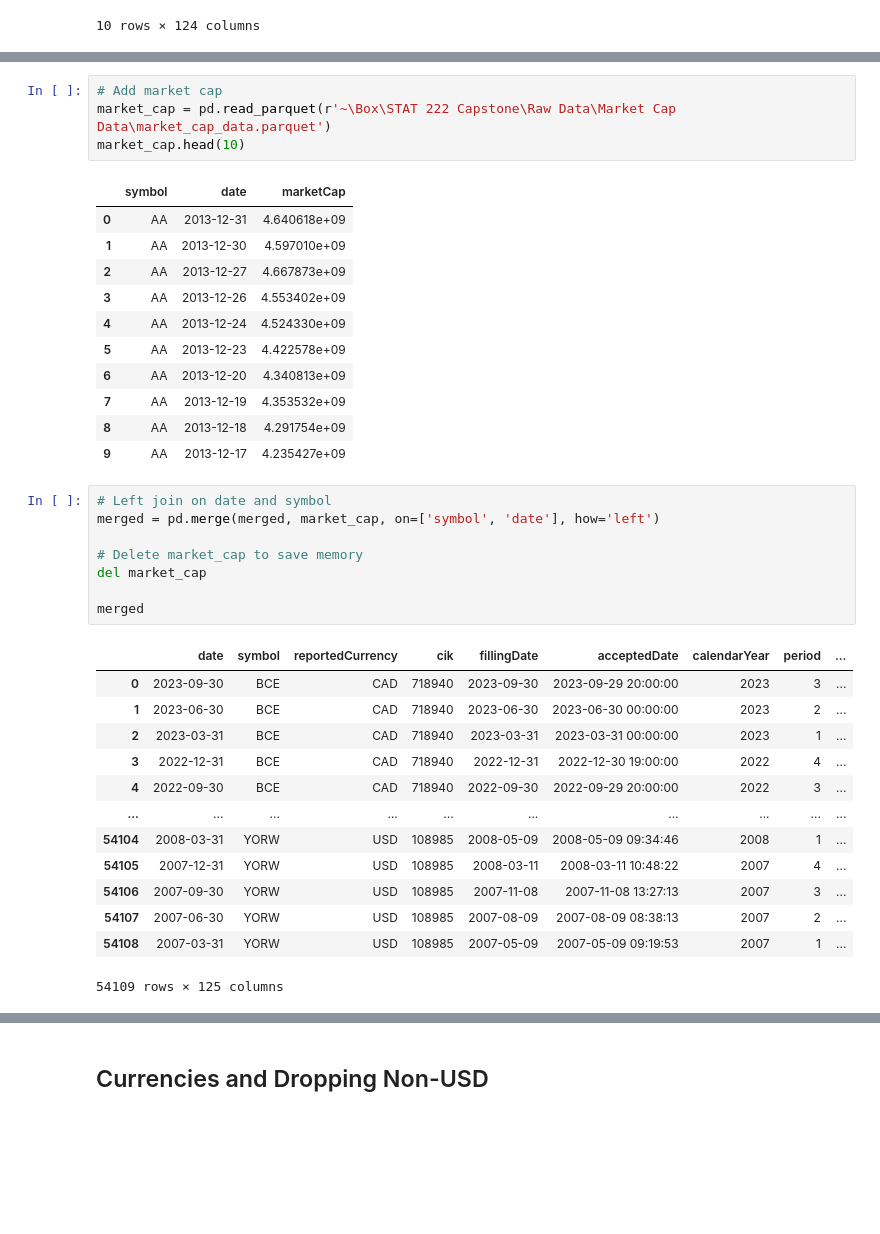
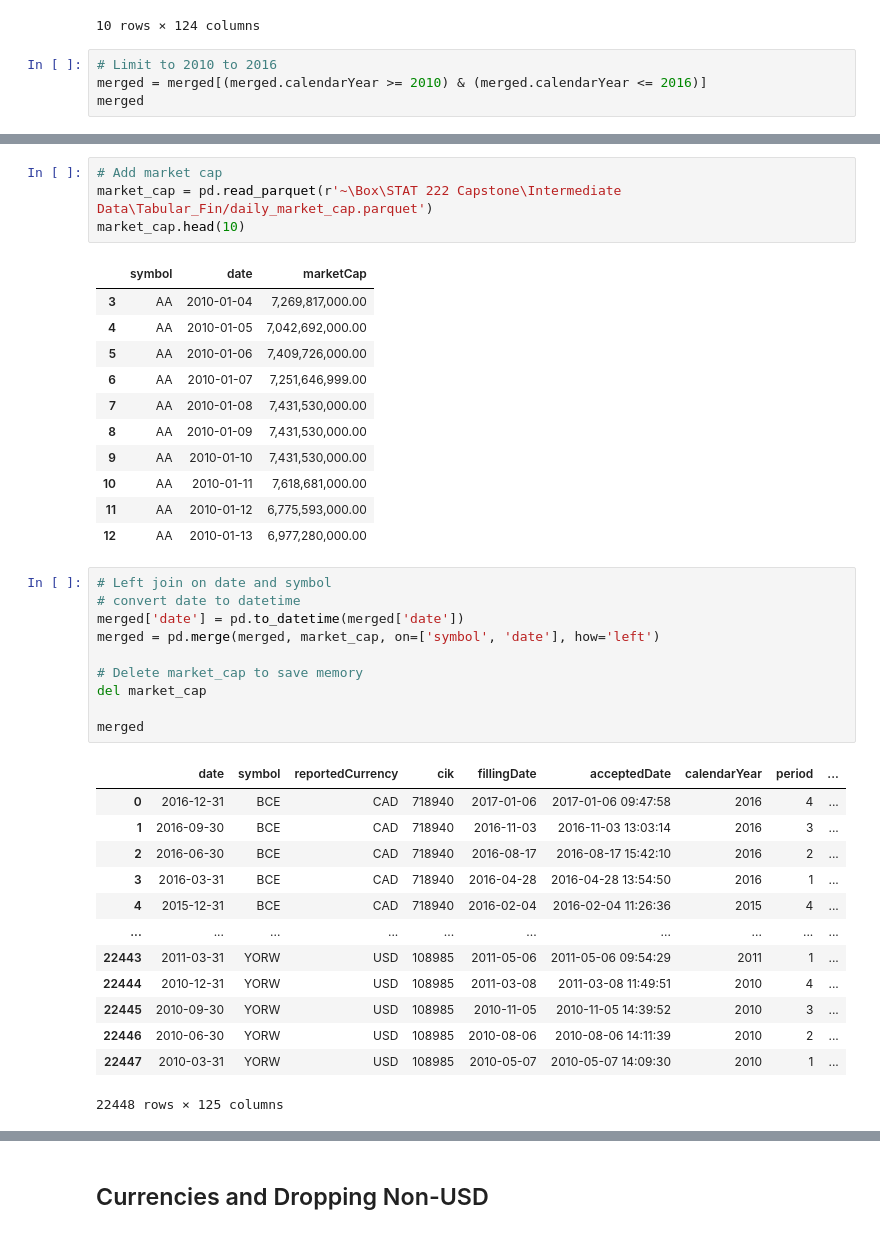
Before and after one commit to current12/Stat-222-Project, a Jupyter notebook: Code/Data Loading and Cleaning/Tabular Financial/Combine and Clean Tabular Financial Statements Data.ipynb, the cells around one changed output, grey strips where cells are left out. Saved outputs shown, nothing was run; the diff lists cells and outputs as text; blank space fills up the shorter version.

```diff
--- a/Code/Data Loading and Cleaning/Tabular Financial/Combine and Clean Tabular Financial Statements Data.ipynb
+++ b/Code/Data Loading and Cleaning/Tabular Financial/Combine and Clean Tabular Financial Statements Data.ipynb
@@ -63,3 +63,7 @@ length of merged: 54109
 | 8 | 2021-09-30 | BCE | CAD | 718940 | 2021-09-30 | 2021-09-29 20:00:00 | 2021 | 3 | ... |
 | 9 | 2021-06-30 | BCE | CAD | 718940 | 2021-06-30 | 2021-06-29 20:00:00 | 2021 | 2 | ... |
 10 rows × 124 columns
+# %%
+# Limit to 2010 to 2016
+merged = merged[(merged.calendarYear >= 2010) & (merged.calendarYear <= 2016)]
+merged
@@ -66,41 +84,43 @@ length of merged: 54109
 # %%
 # Add market cap
-market_cap = pd.read_parquet(r'~\Box\STAT 222 Capstone\Raw Data\Market Cap Data\market_cap_data.parquet')
+market_cap = pd.read_parquet(r'~\Box\STAT 222 Capstone\Intermediate Data\Tabular_Fin/daily_market_cap.parquet')
 market_cap.head(10)
 # %% [output]
 |  | symbol | date | marketCap |
-| 0 | AA | 2013-12-31 | 4.640618e+09 |
-| 1 | AA | 2013-12-30 | 4.597010e+09 |
-| 2 | AA | 2013-12-27 | 4.667873e+09 |
-| 3 | AA | 2013-12-26 | 4.553402e+09 |
-| 4 | AA | 2013-12-24 | 4.524330e+09 |
-| 5 | AA | 2013-12-23 | 4.422578e+09 |
-| 6 | AA | 2013-12-20 | 4.340813e+09 |
-| 7 | AA | 2013-12-19 | 4.353532e+09 |
-| 8 | AA | 2013-12-18 | 4.291754e+09 |
-| 9 | AA | 2013-12-17 | 4.235427e+09 |
+| 3 | AA | 2010-01-04 | 7,269,817,000.00 |
+| 4 | AA | 2010-01-05 | 7,042,692,000.00 |
+| 5 | AA | 2010-01-06 | 7,409,726,000.00 |
+| 6 | AA | 2010-01-07 | 7,251,646,999.00 |
+| 7 | AA | 2010-01-08 | 7,431,530,000.00 |
+| 8 | AA | 2010-01-09 | 7,431,530,000.00 |
+| 9 | AA | 2010-01-10 | 7,431,530,000.00 |
+| 10 | AA | 2010-01-11 | 7,618,681,000.00 |
+| 11 | AA | 2010-01-12 | 6,775,593,000.00 |
+| 12 | AA | 2010-01-13 | 6,977,280,000.00 |
 # %%
 # Left join on date and symbol
+# convert date to datetime
+merged['date'] = pd.to_datetime(merged['date'])
 merged = pd.merge(merged, market_cap, on=['symbol', 'date'], how='left')
 
 # Delete market_cap to save memory
 del market_cap
 
 merged
 # %% [output]
 |  | date | symbol | reportedCurrency | cik | fillingDate | acceptedDate | calendarYear | period | ... |
-| 0 | 2023-09-30 | BCE | CAD | 718940 | 2023-09-30 | 2023-09-29 20:00:00 | 2023 | 3 | ... |
-| 1 | 2023-06-30 | BCE | CAD | 718940 | 2023-06-30 | 2023-06-30 00:00:00 | 2023 | 2 | ... |
-| 2 | 2023-03-31 | BCE | CAD | 718940 | 2023-03-31 | 2023-03-31 00:00:00 | 2023 | 1 | ... |
-| 3 | 2022-12-31 | BCE | CAD | 718940 | 2022-12-31 | 2022-12-30 19:00:00 | 2022 | 4 | ... |
-| 4 | 2022-09-30 | BCE | CAD | 718940 | 2022-09-30 | 2022-09-29 20:00:00 | 2022 | 3 | ... |
+| 0 | 2016-12-31 | BCE | CAD | 718940 | 2017-01-06 | 2017-01-06 09:47:58 | 2016 | 4 | ... |
+| 1 | 2016-09-30 | BCE | CAD | 718940 | 2016-11-03 | 2016-11-03 13:03:14 | 2016 | 3 | ... |
+| 2 | 2016-06-30 | BCE | CAD | 718940 | 2016-08-17 | 2016-08-17 15:42:10 | 2016 | 2 | ... |
+| 3 | 2016-03-31 | BCE | CAD | 718940 | 2016-04-28 | 2016-04-28 13:54:50 | 2016 | 1 | ... |
+| 4 | 2015-12-31 | BCE | CAD | 718940 | 2016-02-04 | 2016-02-04 11:26:36 | 2015 | 4 | ... |
 | ... | ... | ... | ... | ... | ... | ... | ... | ... | ... |
-| 54104 | 2008-03-31 | YORW | USD | 108985 | 2008-05-09 | 2008-05-09 09:34:46 | 2008 | 1 | ... |
-| 54105 | 2007-12-31 | YORW | USD | 108985 | 2008-03-11 | 2008-03-11 10:48:22 | 2007 | 4 | ... |
-| 54106 | 2007-09-30 | YORW | USD | 108985 | 2007-11-08 | 2007-11-08 13:27:13 | 2007 | 3 | ... |
-| 54107 | 2007-06-30 | YORW | USD | 108985 | 2007-08-09 | 2007-08-09 08:38:13 | 2007 | 2 | ... |
-| 54108 | 2007-03-31 | YORW | USD | 108985 | 2007-05-09 | 2007-05-09 09:19:53 | 2007 | 1 | ... |
+| 22443 | 2011-03-31 | YORW | USD | 108985 | 2011-05-06 | 2011-05-06 09:54:29 | 2011 | 1 | ... |
+| 22444 | 2010-12-31 | YORW | USD | 108985 | 2011-03-08 | 2011-03-08 11:49:51 | 2010 | 4 | ... |
+| 22445 | 2010-09-30 | YORW | USD | 108985 | 2010-11-05 | 2010-11-05 14:39:52 | 2010 | 3 | ... |
+| 22446 | 2010-06-30 | YORW | USD | 108985 | 2010-08-06 | 2010-08-06 14:11:39 | 2010 | 2 | ... |
+| 22447 | 2010-03-31 | YORW | USD | 108985 | 2010-05-07 | 2010-05-07 14:09:30 | 2010 | 1 | ... |
-54109 rows × 125 columns
+22448 rows × 125 columns
 # %%
 # Summarize marketCap variable
 print(merged['marketCap'].describe())
```
Also changed, not shown: parts of 18 cells of this notebook, 3 other files.
